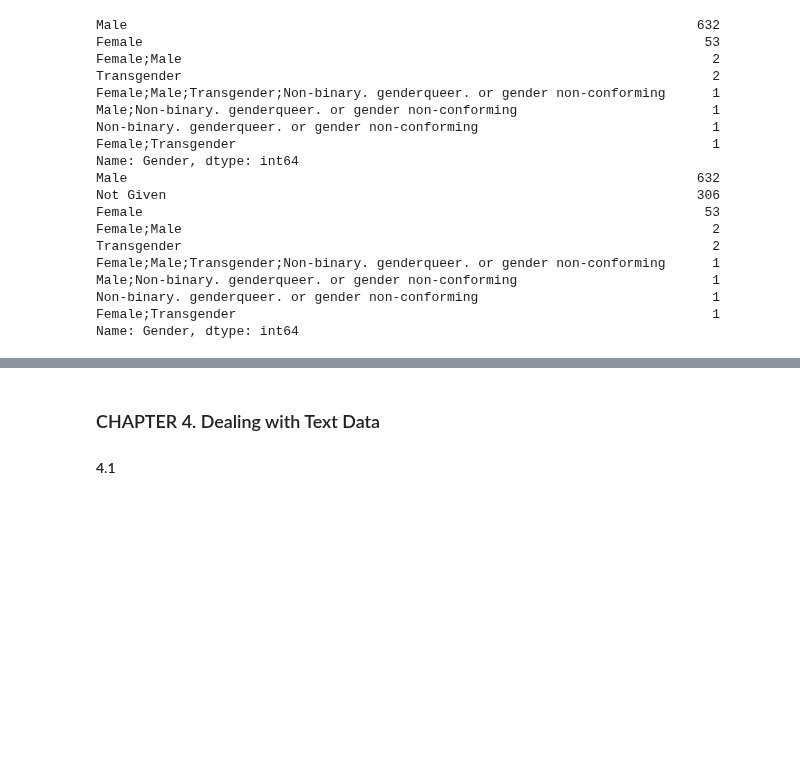
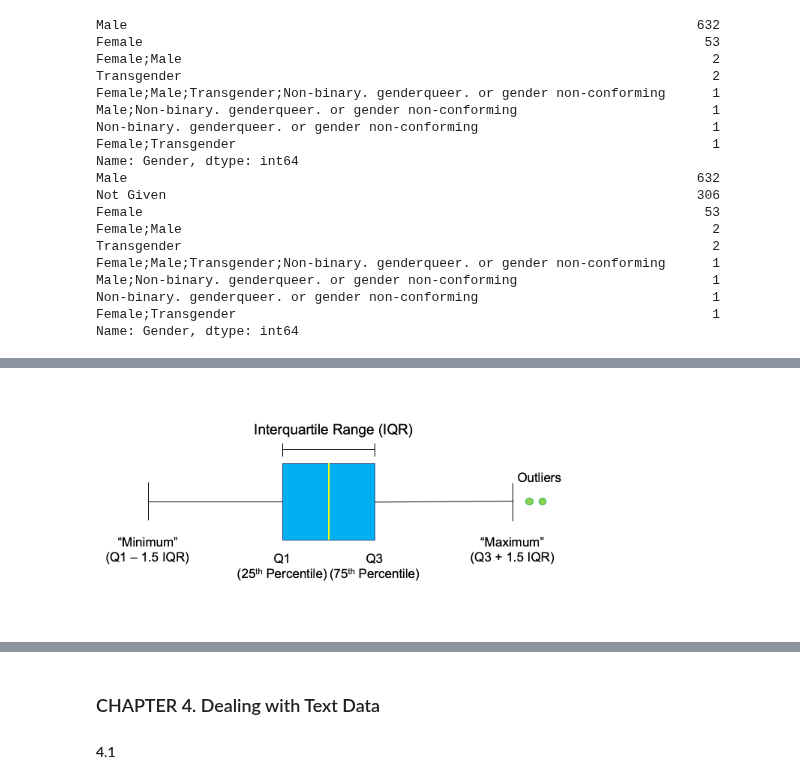
Before and after one commit to GuoweiYang19891101/datacamp_machine_learning_scientist_python, a Jupyter notebook: 10_feature_engineering.ipynb, the cells around one changed output, grey strips where cells are left out. Drawn from its saved outputs; the diff is of its cells as text; code cells hidden in the pictures; blank space fills up the shorter version.

```diff
--- a/10_feature_engineering.ipynb
+++ b/10_feature_engineering.ipynb
@@ -372,0 +516,5 @@ Name: Gender, dtype: int64
+# %%
+from IPython import display
+display.Image('Images/10_box_plot.PNG')
+# %% [output]
+[figure, added]
```
Also changed, not shown: parts of 15 cells of this notebook, 3 other files.
